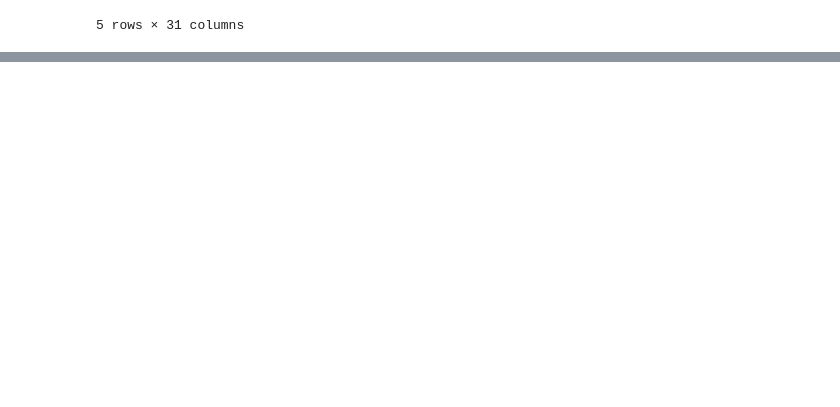
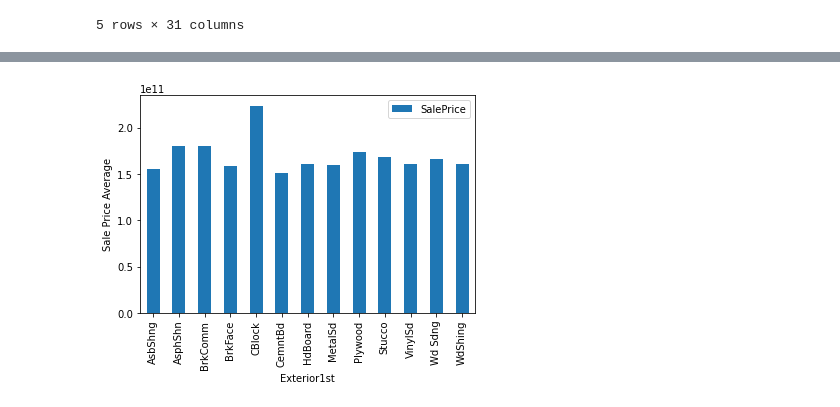
Before and after one commit to neo-empresarial/house_pricing_challenge, a Jupyter notebook: notebooks/ldb-eda-structure.ipynb, the cells around one changed output, grey strips where cells are left out. Cells and saved outputs as stored; diff of their text form; code cells hidden in the pictures; blank space fills up the shorter version.

```diff
--- a/notebooks/ldb-eda-structure.ipynb
+++ b/notebooks/ldb-eda-structure.ipynb
@@ -24,0 +69,12 @@ test[mix_columns].head()
+# %%
+pd.to_numeric(test['SalePrice'])
+test['SalePrice'] = test['SalePrice']
+avg = test.groupby(test['RoofStyle']).mean()
+avg.plot.bar(y ='SalePrice')
+plt.xlabel('RoofStyle')
+plt.ylabel('Sale Price Average')
+
+test.plot.scatter(x='RoofStyle', y='SalePrice')
+
+
+plt.show()
@@ -24,0 +84,12 @@ test[mix_columns].head()
+# %%
+pd.to_numeric(test['SalePrice'])
+test['SalePrice'] = test['SalePrice']
+avg = test.groupby(test['RoofMatl']).mean()
+avg.plot.bar(y ='SalePrice')
+plt.xlabel('RoofMatl')
+plt.ylabel('Sale Price Average')
+
+test.plot.scatter(x='RoofMatl', y='SalePrice')
+
+
+plt.show()
@@ -24,0 +99,12 @@ test[mix_columns].head()
+# %%
+pd.to_numeric(test['SalePrice'])
+test['SalePrice'] = test['SalePrice']
+avg = test.groupby(test['Exterior1st']).mean()
+avg.plot.bar(y ='SalePrice')
+plt.xlabel('Exterior1st')
+plt.ylabel('Sale Price Average')
+
+
+plt.show()
+# %% [output]
+[figure, added]
```
Also changed, not shown: parts of 31 cells of this notebook.
